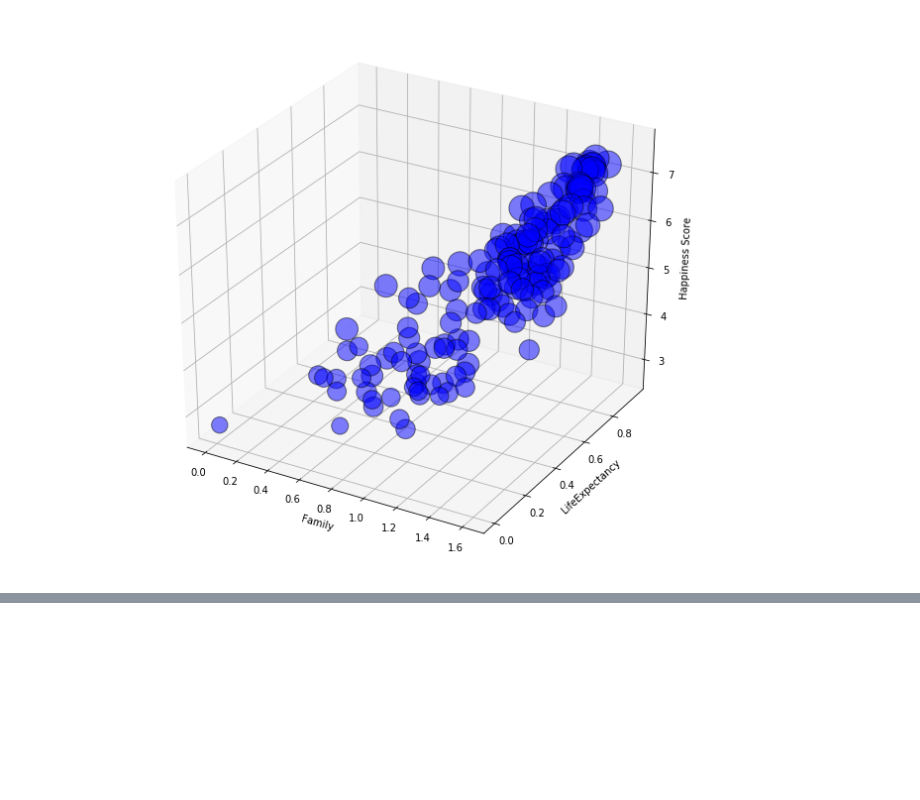
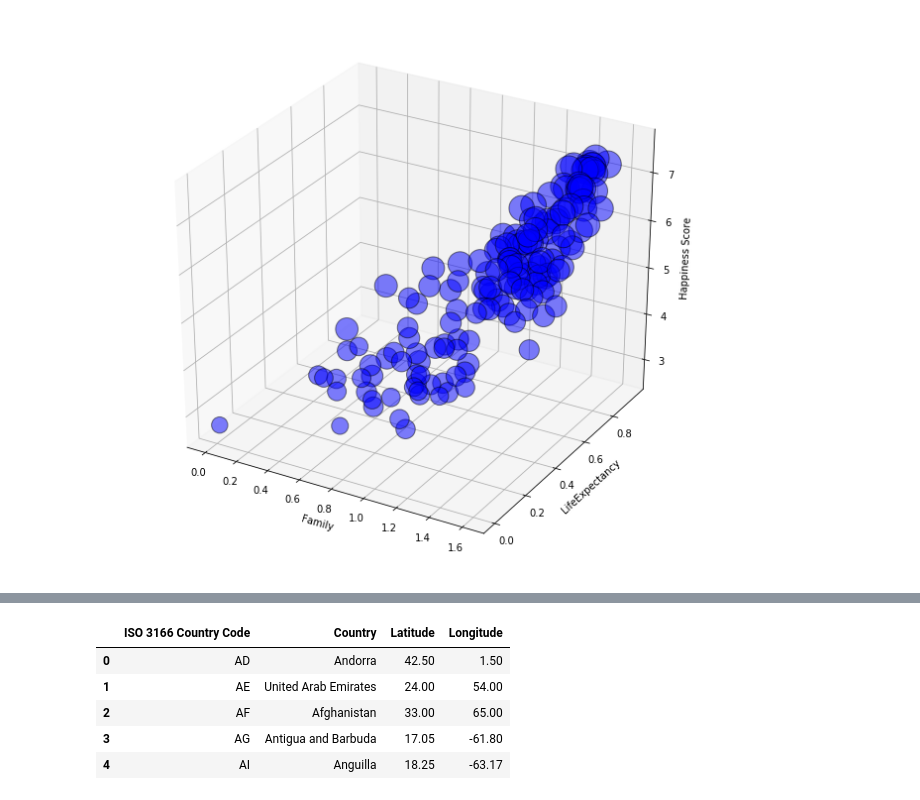
Before and after one commit to jrneri13/project2happines, a Jupyter notebook: AnalysisWork.ipynb, the cells around one changed output, grey strips where cells are left out. Drawn from its saved outputs; the diff is of its cells as text; code cells hidden in the pictures; blank space fills up the shorter version.

Commit message:
World Happiness Data Visualizations Project

```diff
--- a/AnalysisWork.ipynb
+++ b/AnalysisWork.ipynb
@@ -87,0 +100,11 @@ plt.show()
+# %%
+countries_file = ('Data/countries.csv')
+country_data = pd.read_csv(countries_file)
+country_data.head()
+# %% [output]
+|  | ISO 3166 Country Code | Country | Latitude | Longitude |
+| 0 | AD | Andorra | 42.50 | 1.50 |
+| 1 | AE | United Arab Emirates | 24.00 | 54.00 |
+| 2 | AF | Afghanistan | 33.00 | 65.00 |
+| 3 | AG | Antigua and Barbuda | 17.05 | -61.80 |
+| 4 | AI | Anguilla | 18.25 | -63.17 |
```
Also changed, not shown: parts of 6 cells of this notebook, 5 other files.
